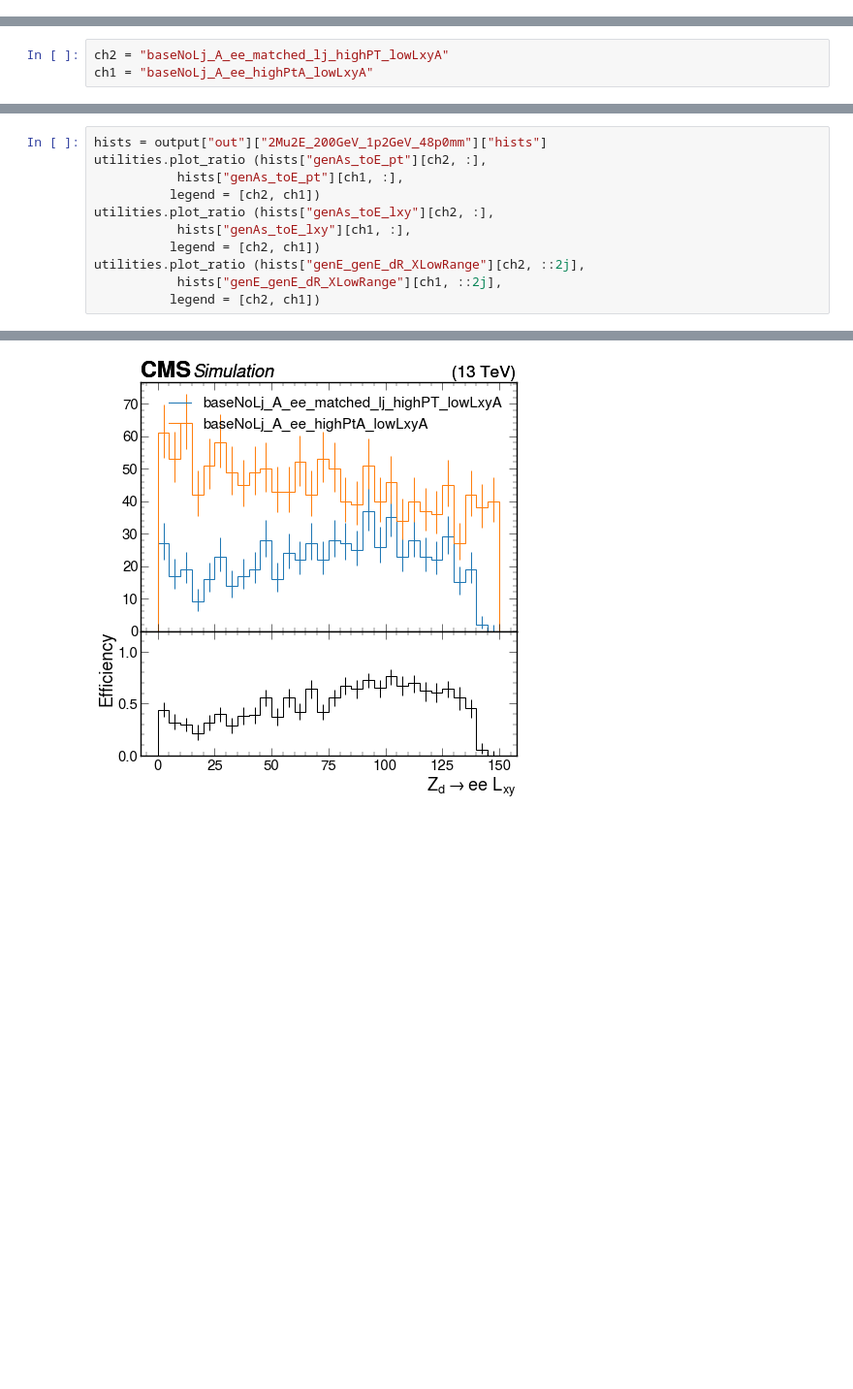
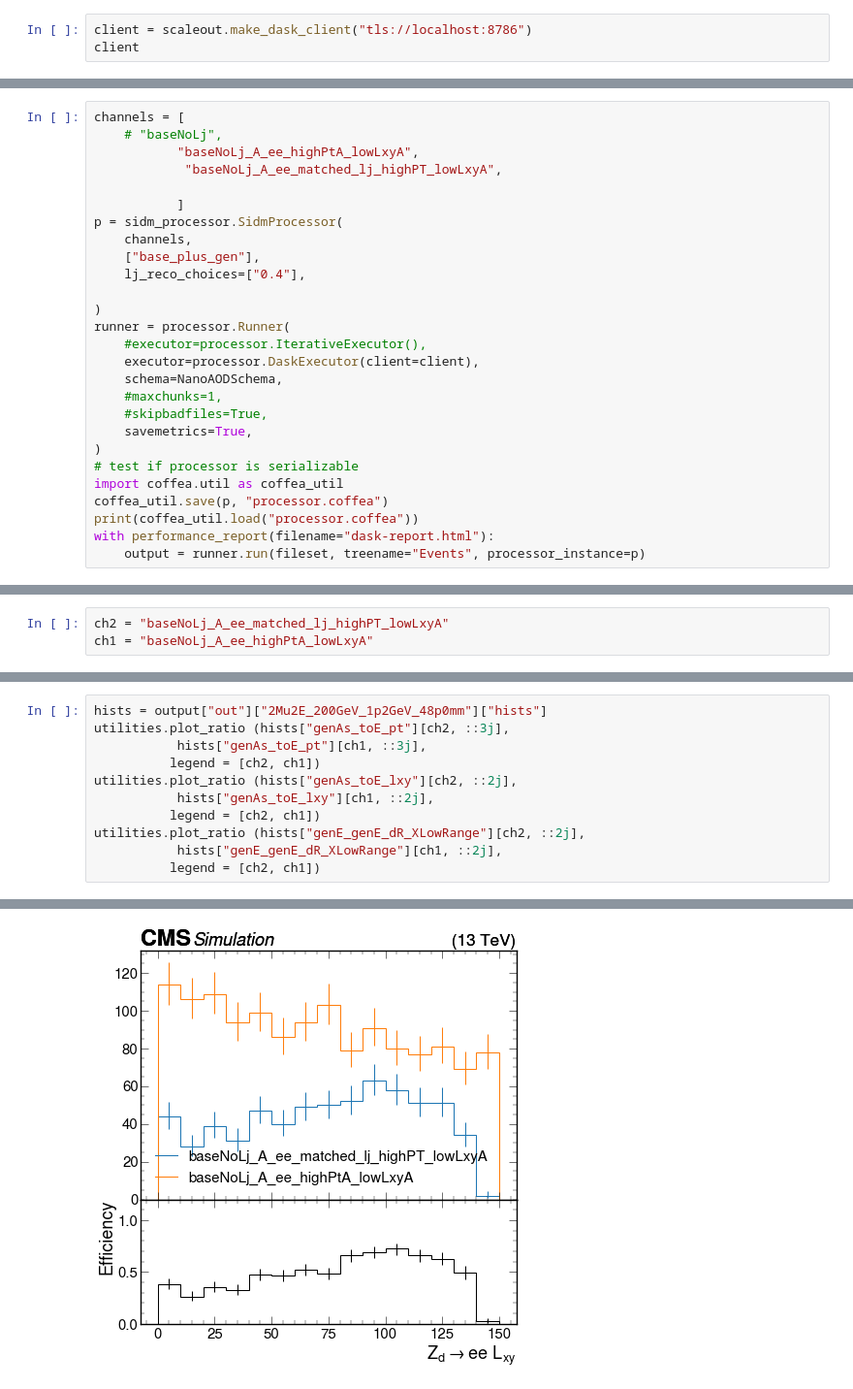
Before and after one commit to yeopjjang/SIDM, a Jupyter notebook: sidm/studies/ljRecoEffi_studies/egamma_lj_effi.ipynb, the cells around one changed output, grey strips where cells are left out. Shown: that part at 97% size. Cells and saved outputs as stored; diff of their text form; blank space fills up the shorter version.

Commit message:
Updated the code with dask

```diff
--- a/sidm/studies/ljRecoEffi_studies/egamma_lj_effi.ipynb
+++ b/sidm/studies/ljRecoEffi_studies/egamma_lj_effi.ipynb
@@ -76,0 +22,3 @@ output = runner.run(fileset, treename="Events", processor_instance=p)
+# %%
+client = scaleout.make_dask_client("tls://localhost:8786")
+client
@@ -76,0 +64,27 @@ output = runner.run(fileset, treename="Events", processor_instance=p)
+# %%
+channels = [
+    # "baseNoLj",
+           "baseNoLj_A_ee_highPtA_lowLxyA",
+            "baseNoLj_A_ee_matched_lj_highPT_lowLxyA",
+
+           ]
+p = sidm_processor.SidmProcessor(
+    channels,
+    ["base_plus_gen"],
+    lj_reco_choices=["0.4"],
+
+)
+runner = processor.Runner(
+    #executor=processor.IterativeExecutor(),
+    executor=processor.DaskExecutor(client=client),
+    schema=NanoAODSchema,
+    #maxchunks=1,
+    #skipbadfiles=True,
+    savemetrics=True,
+)
+# test if processor is serializable
+import coffea.util as coffea_util
+coffea_util.save(p, "processor.coffea")
+print(coffea_util.load("processor.coffea"))
+with performance_report(filename="dask-report.html"):
+    output = runner.run(fileset, treename="Events", processor_instance=p)
@@ -95,10 +113,10 @@ utilities.plot_ratio (hists["genE_genE_dR_XXLowRange"][ch2,: ],
 # %%
 hists = output["out"]["2Mu2E_200GeV_1p2GeV_48p0mm"]["hists"]
-utilities.plot_ratio (hists["genAs_toE_pt"][ch2, :],
-           hists["genAs_toE_pt"][ch1, :],
+utilities.plot_ratio (hists["genAs_toE_pt"][ch2, ::3j],
+           hists["genAs_toE_pt"][ch1, ::3j],
           legend = [ch2, ch1])
-utilities.plot_ratio (hists["genAs_toE_lxy"][ch2, :],
-           hists["genAs_toE_lxy"][ch1, :],
+utilities.plot_ratio (hists["genAs_toE_lxy"][ch2, ::2j],
+           hists["genAs_toE_lxy"][ch1, ::2j],
           legend = [ch2, ch1])
 utilities.plot_ratio (hists["genE_genE_dR_XLowRange"][ch2, ::2j],
            hists["genE_genE_dR_XLowRange"][ch1, ::2j],
@@ -108,4 +126,4 @@ utilities.plot_ratio (hists["genE_genE_dR_XLowRange"][ch2, ::2j],
-[figure, old version]
+[figure, new version]
 [figure]
 # %%
 hists = output["out"]["2Mu2E_200GeV_5p0GeV_200p0mm"]["hists"]
```
Also changed, not shown: parts of 10 cells of this notebook, 1 other file.
